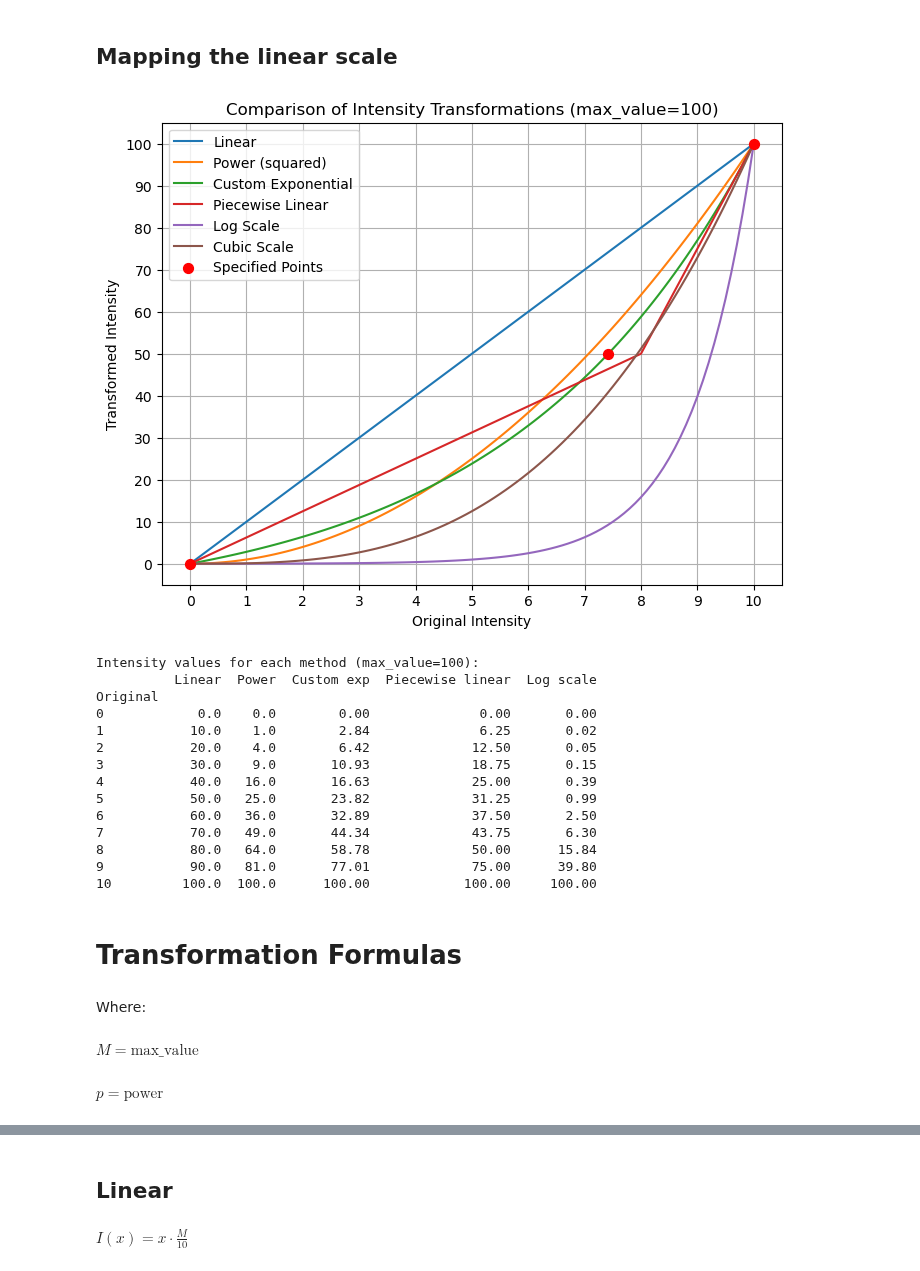
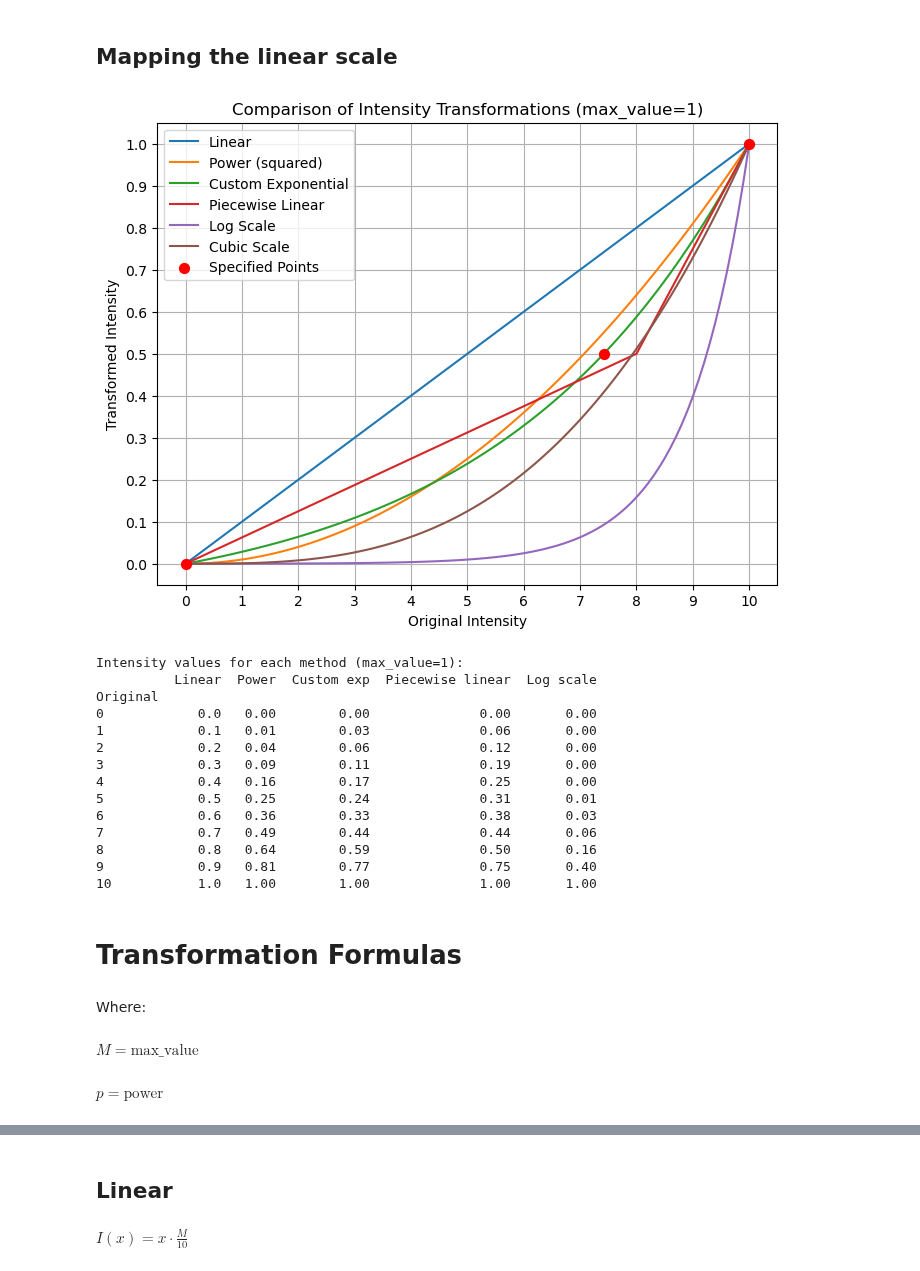
Before and after one commit to aph-research/cluster-headaches, a Jupyter notebook: Cluster headache full model.ipynb, the cells around one changed output, grey strips where cells are left out. Saved outputs shown, nothing was run; the diff lists cells and outputs as text; code cells hidden in the pictures.

```diff
--- a/Cluster headache full model.ipynb
+++ b/Cluster headache full model.ipynb
@@ -974,10 +974,14 @@ def plot_intensity_transformations(max_value=100):
     plt.xlabel('Original Intensity')
     plt.ylabel('Transformed Intensity')
     plt.title(f'Comparison of Intensity Transformations (max_value={max_value})')
-    plt.legend()
+    plt.legend(loc='upper left')
     plt.grid(True)
     plt.xticks(np.arange(0, 11, 1))
-    plt.yticks(np.arange(0, max_value+1, max_value/10))
+    if max_value < 10:
+        ylimit = max_value*1.1
+    else:
+        ylimit = max_value + 1
+    plt.yticks(np.arange(0, ylimit, max_value/10))
     plt.show()
 
 def create_intensity_table(max_value=100):
@@ -1007,49 +1011,49 @@ def display_formulas():
         'Linear': r'I(x) = x \cdot \frac{M}{10}',
         'Power': r'I(x) = \left(\frac{x}{10}\right)^p \cdot M',
         'Custom Exponential': r'I(x) = A \cdot e^{Bx} + C \quad \text{(parameters fitted)}',
         'Piecewise Linear': r'I(x) = \begin{cases} \frac{M}{16}x & \text{if } x \leq 8 \\ \frac{M}{4} + \frac{M}{8}(x-8) & \text{if } x > 8 \end{cases}',
         'Log Scale': r'I(x) = \left(10^{\frac{x}{2.5}} - 1\right) \cdot \frac{M}{10^4 - 1}',
         'Cubic Scale': r'I(x) = \left(\frac{x}{10}\right)^3 \cdot M'
     }
 
     display(Markdown("# Transformation Formulas"))
     display(Markdown("Where:"))
     display(Math(r"M = \text{max\_value}"))
     display(Math(r"p = \text{power}"))
     display(Markdown(""))
 
     for method, formula in formulas.items():
         display(Markdown(f"## {method}"))
         display(Math(formula))
 
-max_value = 100
+max_value = 1
 
 # Plot the intensity transformations
 plot_intensity_transformations(max_value=max_value)
 
 # Table with values from 0–10 for each method
 table = create_intensity_table(max_value=max_value)
 print(f"Intensity values for each method (max_value={max_value}):")
 print(table)
 
 # Formulas for each of the methods
 display_formulas()
 # %% [output]
-[figure, old version]
+[figure, new version]
-Intensity values for each method (max_value=100):
+Intensity values for each method (max_value=1):
           Linear  Power  Custom exp  Piecewise linear  Log scale
 Original
-0            0.0    0.0        0.00              0.00       0.00
-1           10.0    1.0        2.84              6.25       0.02
-2           20.0    4.0        6.42             12.50       0.05
-3           30.0    9.0       10.93             18.75       0.15
-4           40.0   16.0       16.63             25.00       0.39
-5           50.0   25.0       23.82             31.25       0.99
-6           60.0   36.0       32.89             37.50       2.50
-7           70.0   49.0       44.34             43.75       6.30
-8           80.0   64.0       58.78             50.00      15.84
-9           90.0   81.0       77.01             75.00      39.80
-10         100.0  100.0      100.00            100.00     100.00
+0            0.0   0.00        0.00              0.00       0.00
+1            0.1   0.01        0.03              0.06       0.00
+2            0.2   0.04        0.06              0.12       0.00
+3            0.3   0.09        0.11              0.19       0.00
+4            0.4   0.16        0.17              0.25       0.00
+5            0.5   0.25        0.24              0.31       0.01
+6            0.6   0.36        0.33              0.38       0.03
+7            0.7   0.49        0.44              0.44       0.06
+8            0.8   0.64        0.59              0.50       0.16
+9            0.9   0.81        0.77              0.75       0.40
+10           1.0   1.00        1.00              1.00       1.00
 # Transformation Formulas
 Where:
 $\displaystyle M = \text{max\_value}$
```
Also changed, not shown: parts of 9 cells of this notebook, 2 other files.
